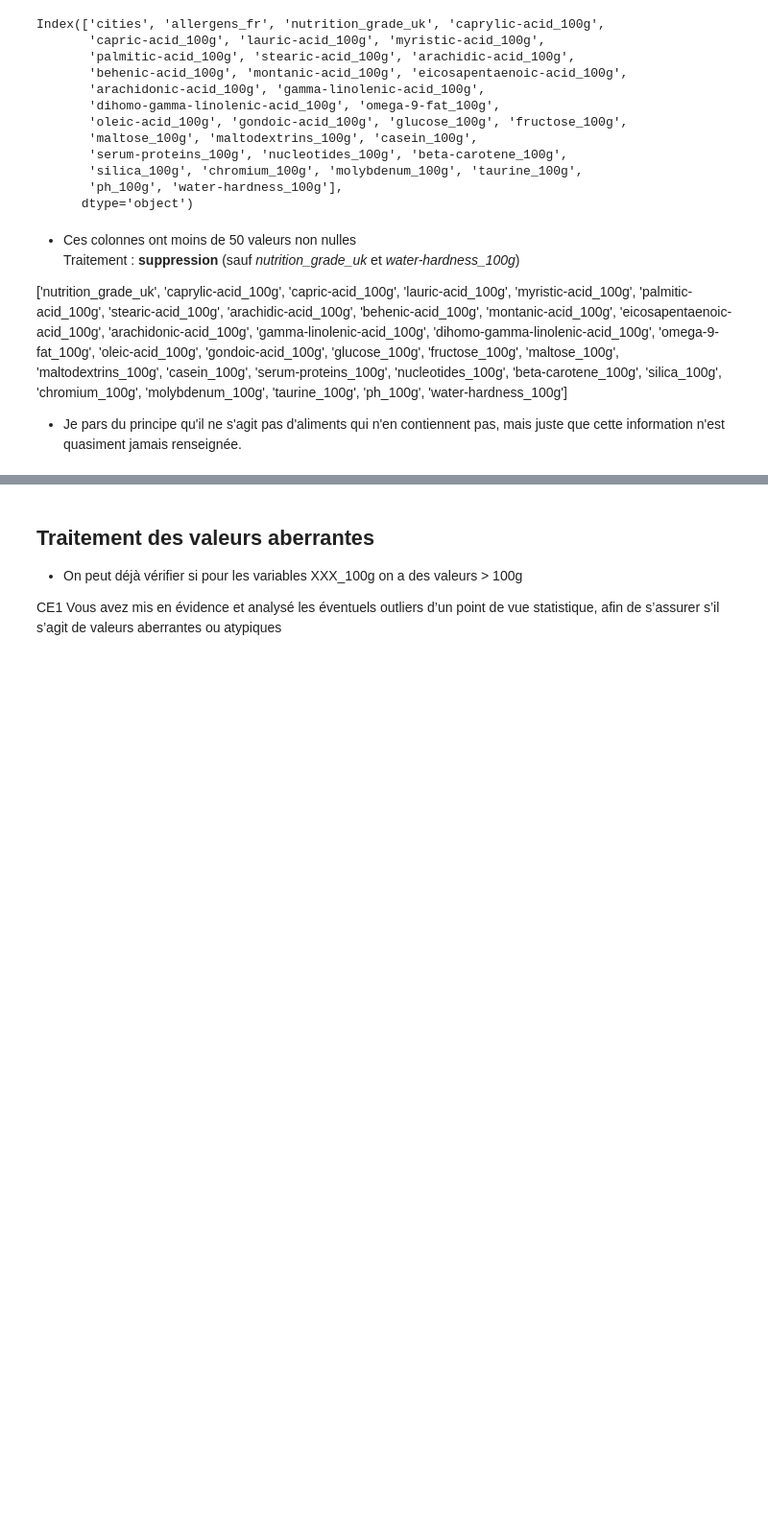
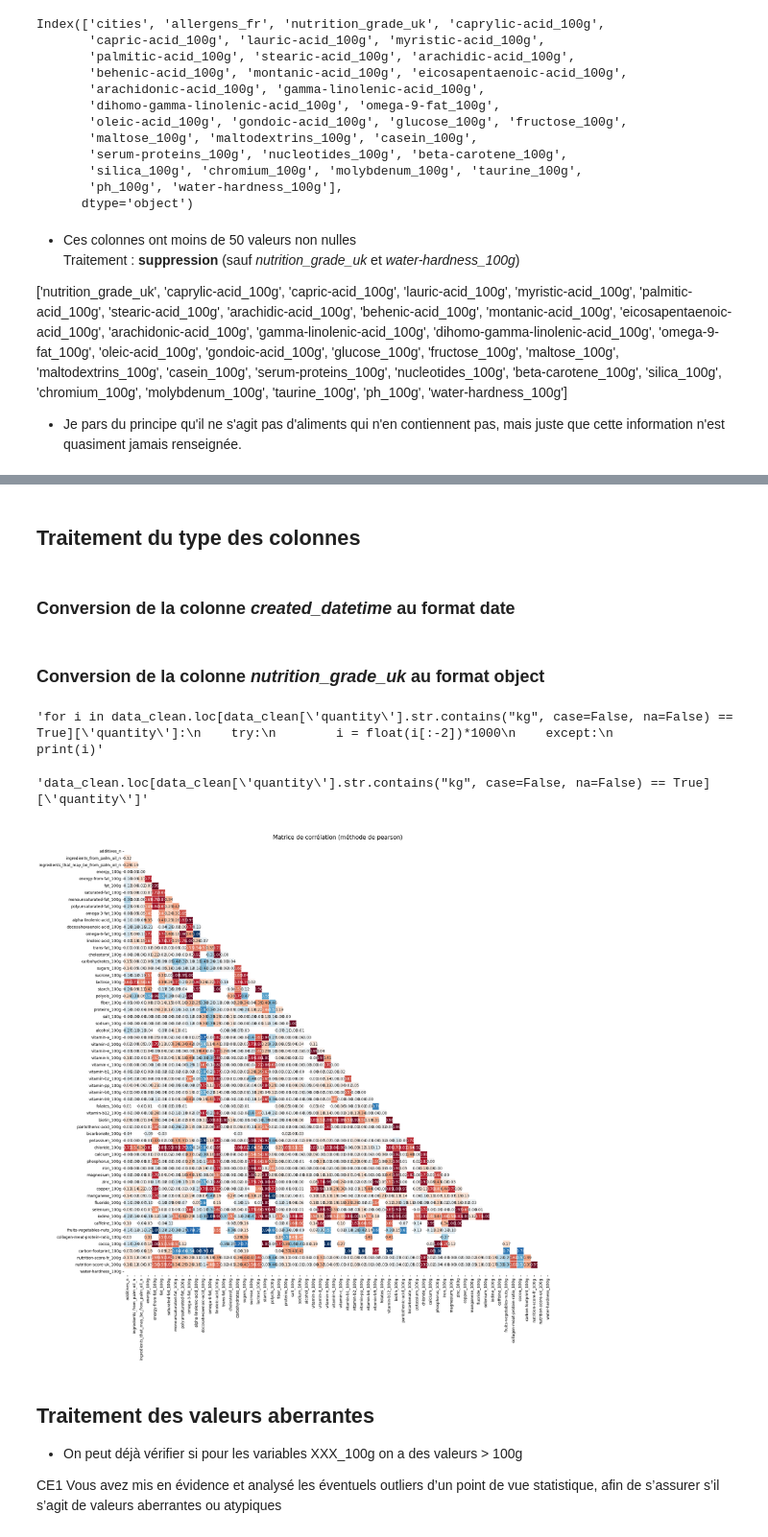
Before and after one commit to BiGHeaDMaX/Nettoyage-et-EDA, a Jupyter notebook: OCR - Projet 2.ipynb, the cells around one changed output, grey strips where cells are left out. Shown at 96% size. Drawn from its saved outputs; the diff is of its cells as text; code cells hidden in the pictures; blank space fills up the shorter version.

Commit message:
New colonnes suppr et conversions

```diff
--- a/OCR - Projet 2.ipynb
+++ b/OCR - Projet 2.ipynb
@@ -585,3 +603,37 @@ Il y a 66 colonnes avec plus de 50 % de données manquantes.
+# %% [markdown]
+## Traitement du type des colonnes
+# %% [markdown]
+### Conversion de la colonne *created_datetime* au format date
+# %%
+data_clean['created_datetime'] = pd.to_datetime(data_clean['created_datetime'], errors='coerce')
+# %% [markdown]
+### Conversion de la colonne *nutrition_grade_uk* au format object
+# %%
+data_clean['nutrition_grade_uk'] = data_clean['nutrition_grade_uk'].astype(object)
+# %%
+"""for i in data_clean.loc[data_clean['quantity'].str.contains("kg", case=False, na=False) == True]['quantity']:
+    try:
+        i = float(i[:-2])*1000
+    except:
+        print(i)"""
+# %% [output]
+'for i in data_clean.loc[data_clean[\'quantity\'].str.contains("kg", case=False, na=False) == True][\'quantity\']:\n    try:\n        i = float(i[:-2])*1000\n    except:\n        print(i)'
+# %%
+"""data_clean.loc[data_clean['quantity'].str.contains("kg", case=False, na=False) == True]['quantity']"""
+# %% [output]
+'data_clean.loc[data_clean[\'quantity\'].str.contains("kg", case=False, na=False) == True][\'quantity\']'
+# %%
+correlation = data_clean.corr(numeric_only = True, method="pearson")
+
+mask = np.triu(np.ones_like(correlation, dtype=bool), 0)
+
+fig, ax = plt.subplots(figsize=(20,20))
+
+sns.heatmap(correlation, mask=mask, cbar = False, center=0, cmap='RdBu_r', annot=True, annot_kws={"size": 10}, fmt='.2f', square=True, linewidths=0.5).set_title('\nMatrice de corrélation (méthode de pearson)\n', fontsize=15)
+
+plt.show()
+# %% [output]
+[figure, added]
 # %% [markdown]
 ## Traitement des valeurs aberrantes
 
```
Also changed, not shown: parts of 3 cells of this notebook.
